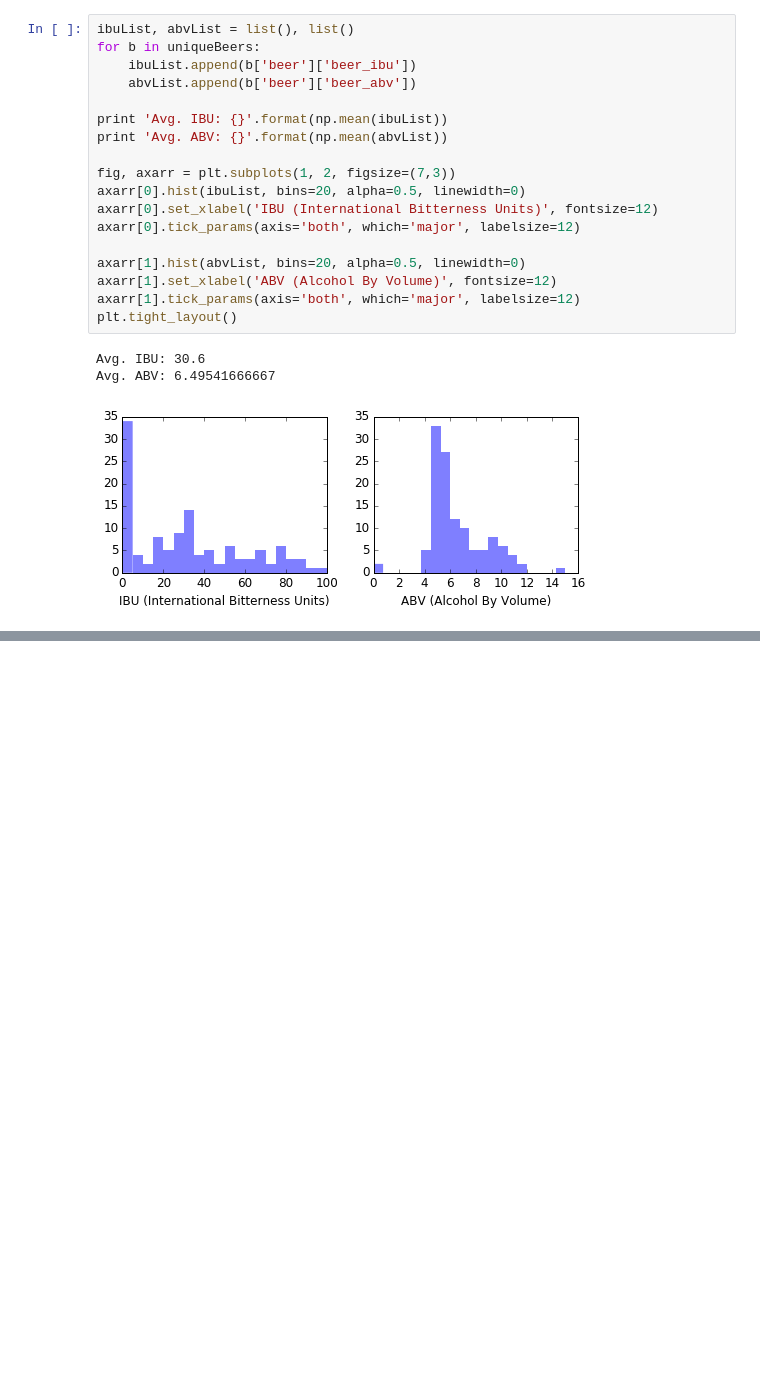
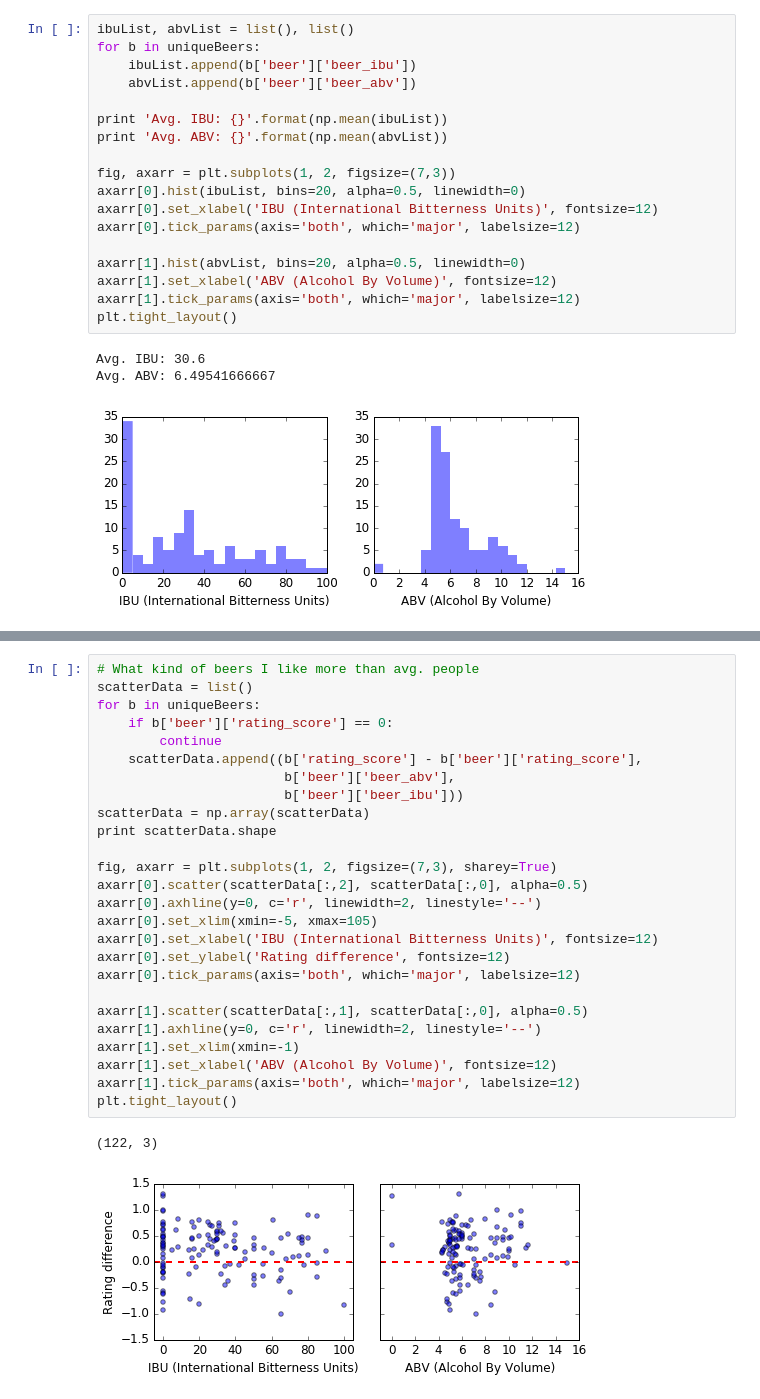
Before and after one commit to onurvarol/my_beer_exploration, a Jupyter notebook: untappd_analysis.ipynb, the cells around one changed output, grey strips where cells are left out. Drawn from its saved outputs; the diff is of its cells as text; blank space fills up the shorter version.

```diff
--- a/untappd_analysis.ipynb
+++ b/untappd_analysis.ipynb
@@ -169,0 +190,29 @@ plt.tick_params(axis='both', which='major', labelsize=12)
+# %%
+# What kind of beers I like more than avg. people
+scatterData = list()
+for b in uniqueBeers:
+    if b['beer']['rating_score'] == 0:
+        continue
+    scatterData.append((b['rating_score'] - b['beer']['rating_score'],
+                        b['beer']['beer_abv'],
+                        b['beer']['beer_ibu']))
+scatterData = np.array(scatterData)
+print scatterData.shape
+
+fig, axarr = plt.subplots(1, 2, figsize=(7,3), sharey=True)
+axarr[0].scatter(scatterData[:,2], scatterData[:,0], alpha=0.5)
+axarr[0].axhline(y=0, c='r', linewidth=2, linestyle='--')
+axarr[0].set_xlim(xmin=-5, xmax=105)
+axarr[0].set_xlabel('IBU (International Bitterness Units)', fontsize=12)
+axarr[0].set_ylabel('Rating difference', fontsize=12)
+axarr[0].tick_params(axis='both', which='major', labelsize=12)
+
+axarr[1].scatter(scatterData[:,1], scatterData[:,0], alpha=0.5)
+axarr[1].axhline(y=0, c='r', linewidth=2, linestyle='--')
+axarr[1].set_xlim(xmin=-1)
+axarr[1].set_xlabel('ABV (Alcohol By Volume)', fontsize=12)
+axarr[1].tick_params(axis='both', which='major', labelsize=12)
+plt.tight_layout()
+# %% [output]
+(122, 3)
+[figure, added]
```
Also changed, not shown: parts of 6 cells of this notebook.
